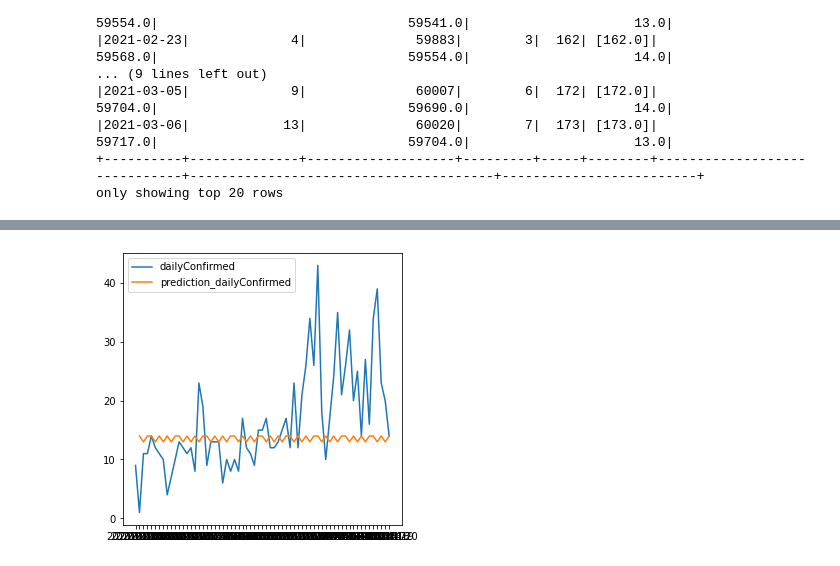
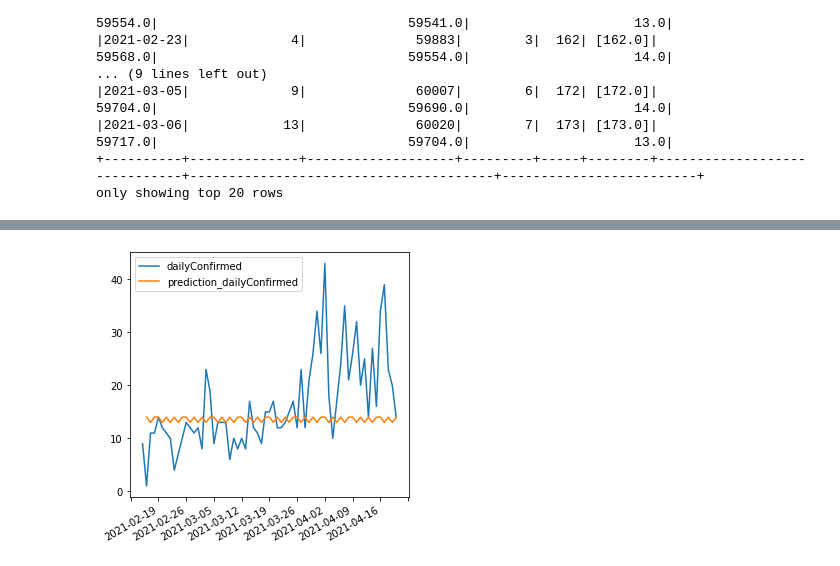
Before and after one commit to erekjiang/BigData_SafeEntry_Analytics, a Jupyter notebook: App/model_building/analyse_case_trend.ipynb, the cells around one changed output, grey strips where cells are left out. Cells and saved outputs as stored; diff of their text form; code cells hidden in the pictures.

```diff
--- a/App/model_building/analyse_case_trend.ipynb
+++ b/App/model_building/analyse_case_trend.ipynb
@@ -300,13 +314,21 @@ plt.show()
 # %%
+import matplotlib.dates as mdates
+from matplotlib.dates import MO, TU, WE, TH, FR, SA, SU
+
 #compare predicted dailyConfimred vs actual
 predictionsPandas = predictions.toPandas()
+fig, ax = plt.subplots()
+
+fmt_day = mdates.DayLocator(interval=7)
+ax.xaxis.set_major_locator(fmt_day)
 
 plt.plot( 'date', 'dailyConfirmed', data=predictionsPandas, marker='')
 plt.plot( 'date', 'prediction_dailyConfirmed', data=predictionsPandas, marker='')
 
+fig.autofmt_xdate()
 # show legend
 plt.legend()
 # show graph
 plt.show()
 # %% [output]
-[figure, old version]
+[figure, new version]
```
Also changed, not shown: parts of 12 cells of this notebook.
